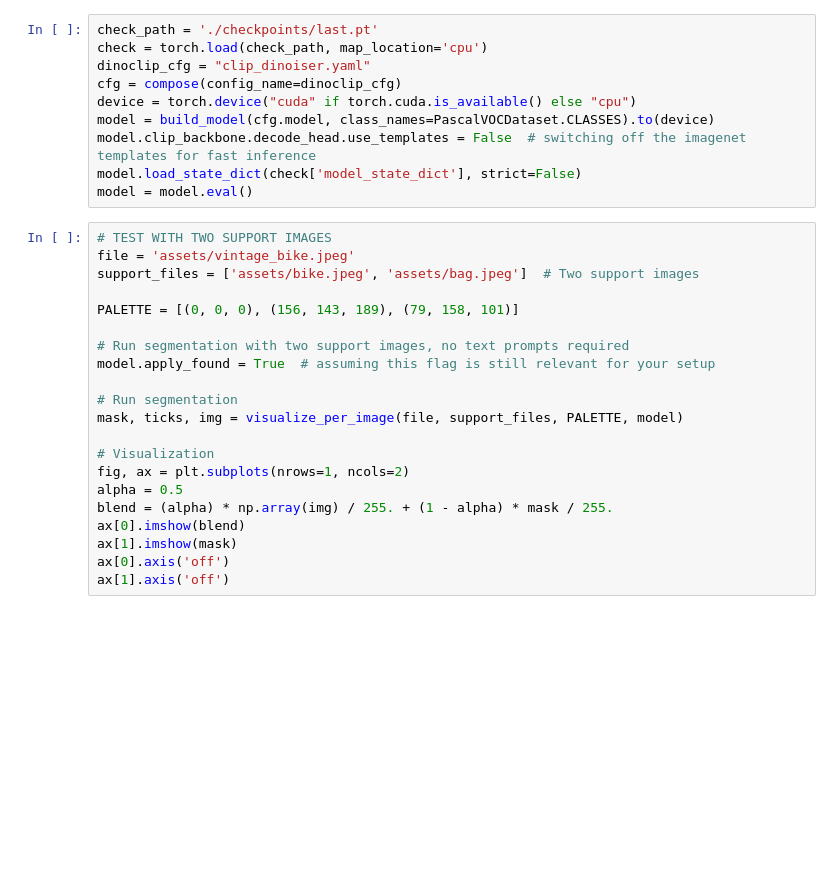
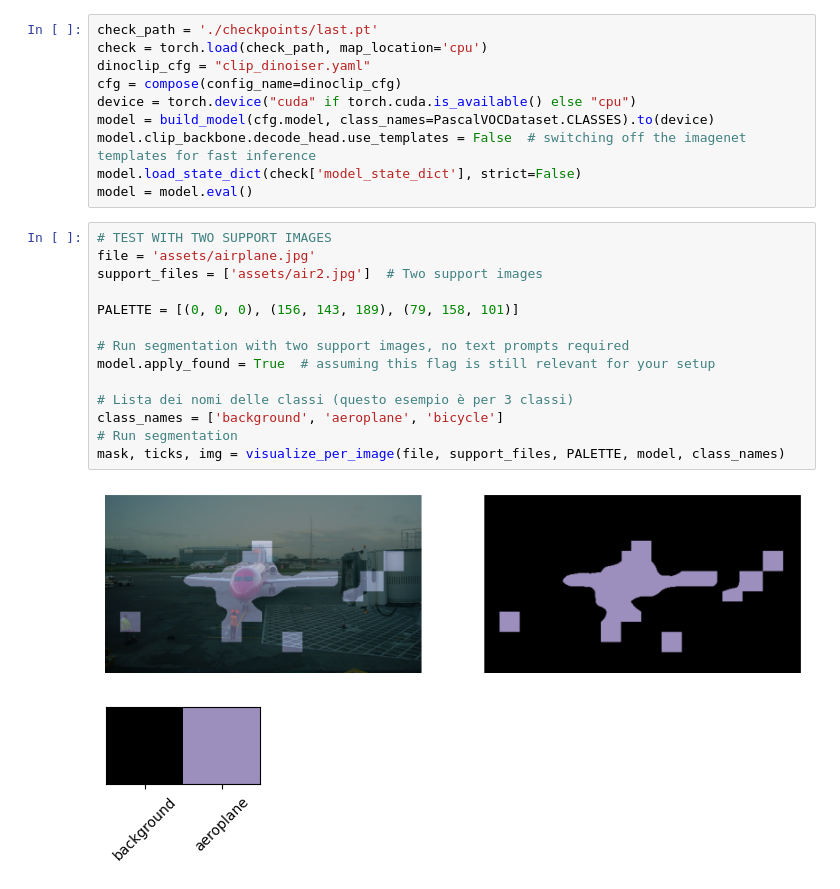
Before and after one commit to MicheleVerriello/clip_dinoiser, a Jupyter notebook: demo.ipynb, the cells around one changed output. Cells and saved outputs as stored; diff of their text form; blank space fills up the shorter version.

Commit message:
add support branch

```diff
--- a/demo.ipynb
+++ b/demo.ipynb
@@ -171,22 +191,18 @@ model.load_state_dict(check['model_state_dict'], strict=False)
 model = model.eval()
 # %%
 # TEST WITH TWO SUPPORT IMAGES
-file = 'assets/vintage_bike.jpeg'
-support_files = ['assets/bike.jpeg', 'assets/bag.jpeg']  # Two support images
+file = 'assets/airplane.jpg'
+support_files = ['assets/air2.jpg']  # Two support images
 
 PALETTE = [(0, 0, 0), (156, 143, 189), (79, 158, 101)]
 
 # Run segmentation with two support images, no text prompts required
 model.apply_found = True  # assuming this flag is still relevant for your setup
 
+# Lista dei nomi delle classi (questo esempio è per 3 classi)
+class_names = ['background', 'aeroplane', 'bicycle']
 # Run segmentation
-mask, ticks, img = visualize_per_image(file, support_files, PALETTE, model)
-
-# Visualization
-fig, ax = plt.subplots(nrows=1, ncols=2)
-alpha = 0.5
-blend = (alpha) * np.array(img) / 255. + (1 - alpha) * mask / 255.
-ax[0].imshow(blend)
-ax[1].imshow(mask)
-ax[0].axis('off')
-ax[1].axis('off')
+mask, ticks, img = visualize_per_image(file, support_files, PALETTE, model, class_names)
+# %% [output]
+[figure, added]
+[figure, added]
```
Also changed, not shown: parts of 2 cells of this notebook, 3 other files.
